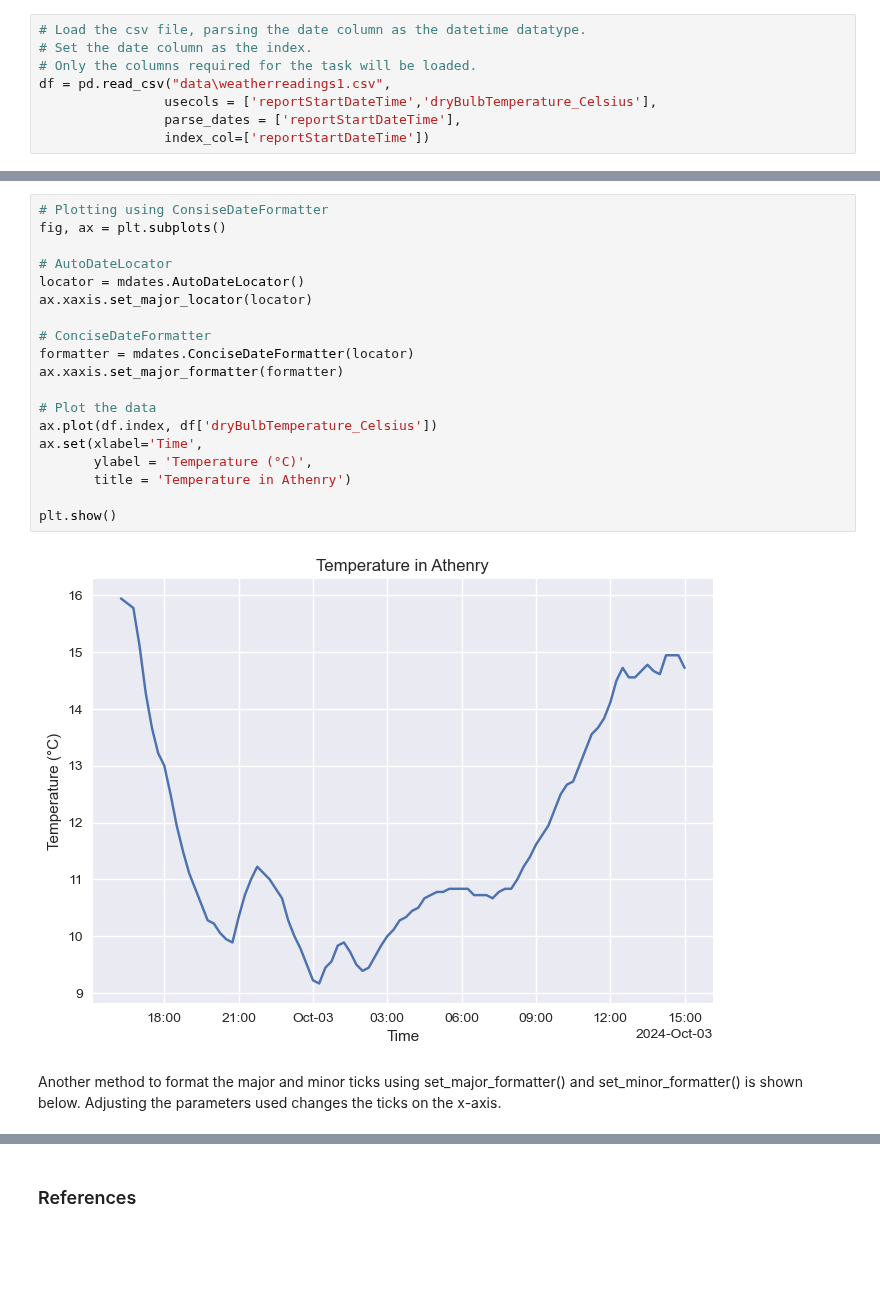
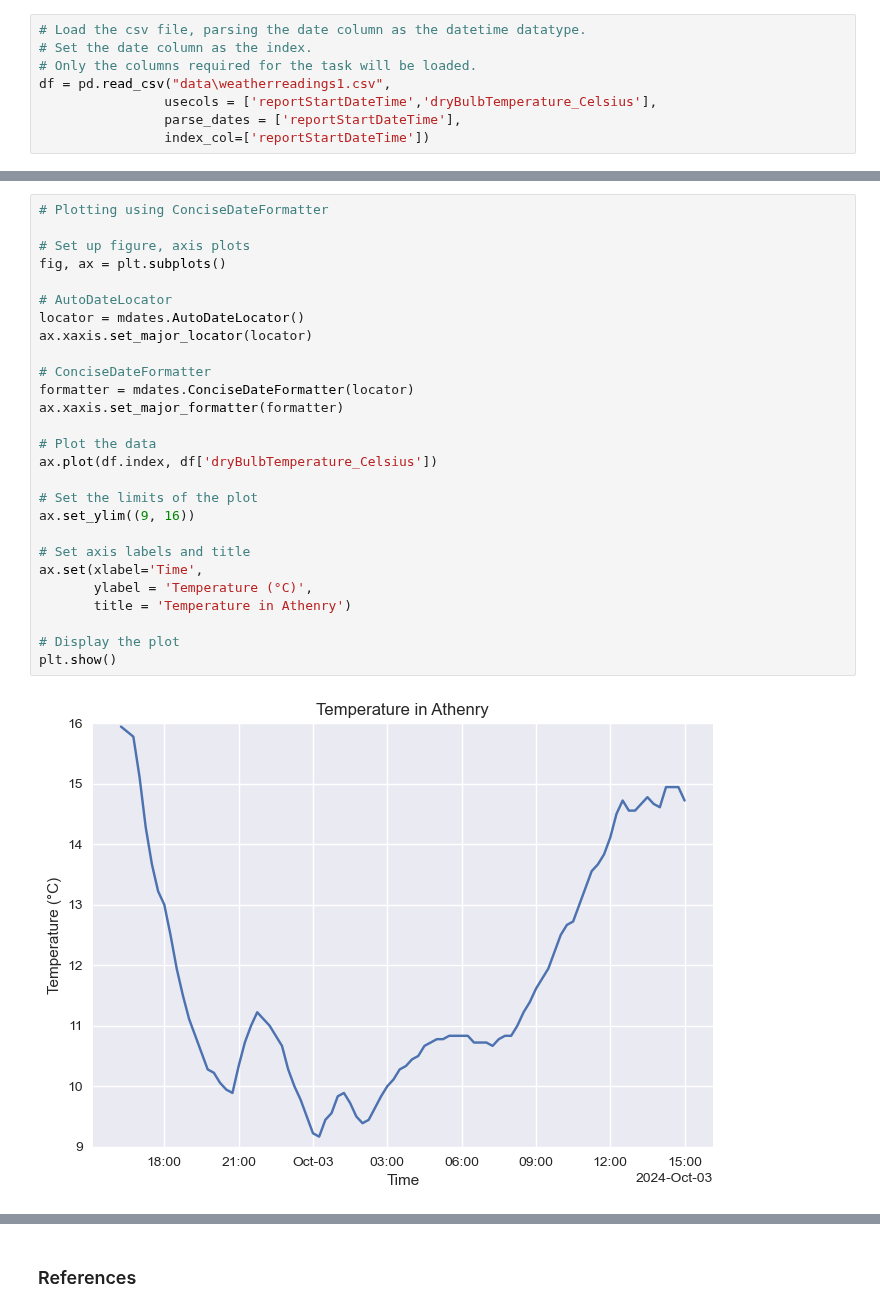
Before and after one commit to IreneKilgannon/PFDA, a Jupyter notebook: PFDA-assignments/assignment2-weather.ipynb, the cells around one changed output, grey strips where cells are left out. Saved outputs shown, nothing was run; the diff lists cells and outputs as text; blank space fills up the shorter version.

```diff
--- a/PFDA-assignments/assignment2-weather.ipynb
+++ b/PFDA-assignments/assignment2-weather.ipynb
@@ -63,23 +67,29 @@ Date formatters and date locators are most useful when used together. For this t
 # %%
-# Plotting using ConsiseDateFormatter
+# Plotting using ConciseDateFormatter
+
+# Set up figure, axis plots
 fig, ax = plt.subplots()
 
 # AutoDateLocator
 locator = mdates.AutoDateLocator()
 ax.xaxis.set_major_locator(locator)
 
 # ConciseDateFormatter
 formatter = mdates.ConciseDateFormatter(locator)
 ax.xaxis.set_major_formatter(formatter)
 
 # Plot the data
 ax.plot(df.index, df['dryBulbTemperature_Celsius'])
+
+# Set the limits of the plot
+ax.set_ylim((9, 16))
+
+# Set axis labels and title
 ax.set(xlabel='Time',
        ylabel = 'Temperature (°C)',
        title = 'Temperature in Athenry')
 
+# Display the plot
 plt.show()
 # %% [output]
-[figure, old version]
+[figure, new version]
-# %% [markdown]
-Another method to format the major and minor ticks using set_major_formatter() and set_minor_formatter() is shown below. Adjusting the parameters used changes the ticks on the x-axis.
```
Also changed, not shown: parts of 13 cells of this notebook, 3 other files.
